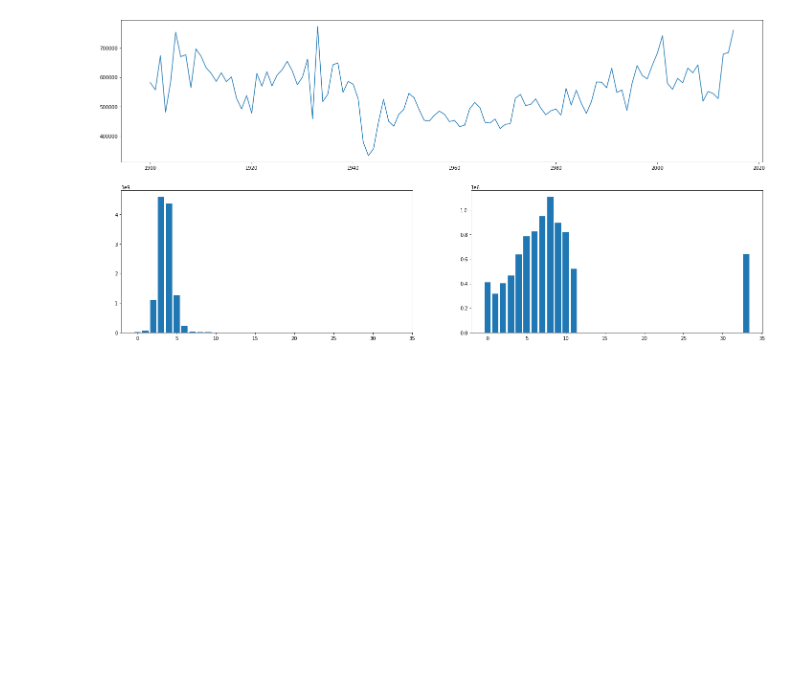
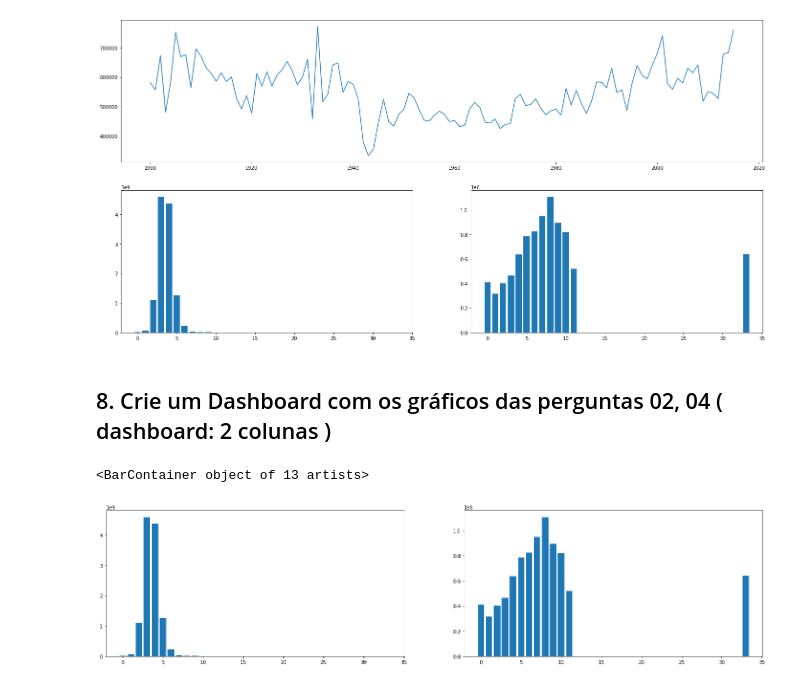
Before and after one commit to fe-sts/Data-Science, a Jupyter notebook: Python do ZERO ao DS/3. Transformação de Dados I - Básico/3. Novas perguntas do CEO .ipynb, the cells around one changed output. Cells and saved outputs as stored; diff of their text form; code cells hidden in the pictures; blank space fills up the shorter version.

Commit message:
atualização questão 09

```diff
--- a/Python do ZERO ao DS/3. Transformação de Dados I - Básico/3. Novas perguntas do CEO .ipynb
+++ b/Python do ZERO ao DS/3. Transformação de Dados I - Básico/3. Novas perguntas do CEO .ipynb
@@ -149,3 +149,25 @@ ax3.bar(df['bedrooms'], df['price'])
 # %% [output]
 <BarContainer object of 13 artists>
 [figure]
+# %% [markdown]
+## 8. Crie um Dashboard com os gráﬁcos das perguntas 02, 04 ( dashboard: 2 colunas )
+# %%
+from matplotlib import gridspec
+
+fig = plt.figure(figsize=(24, 12))
+specs = gridspec.GridSpec( ncols=2, nrows=2, figure=fig)
+
+ax1 = fig.add_subplot( specs[0, 0]) # 1A LINHA, 1a COLUNA
+ax2 = fig.add_subplot( specs[0, 1]) # 1A LINHA, 2A COLUNA
+
+# questão 02
+df = data[['price', 'bedrooms']].groupby('bedrooms').sum().reset_index()
+ax1.bar(df['bedrooms'], df['price'])
+
+
+# questão 04
+df = data[['price', 'bedrooms']].groupby('bedrooms').mean().reset_index()
+ax2.bar(df['bedrooms'], df['price'])
+# %% [output]
+<BarContainer object of 13 artists>
+[figure, added]
```
Also changed, not shown: parts of 5 cells of this notebook.
